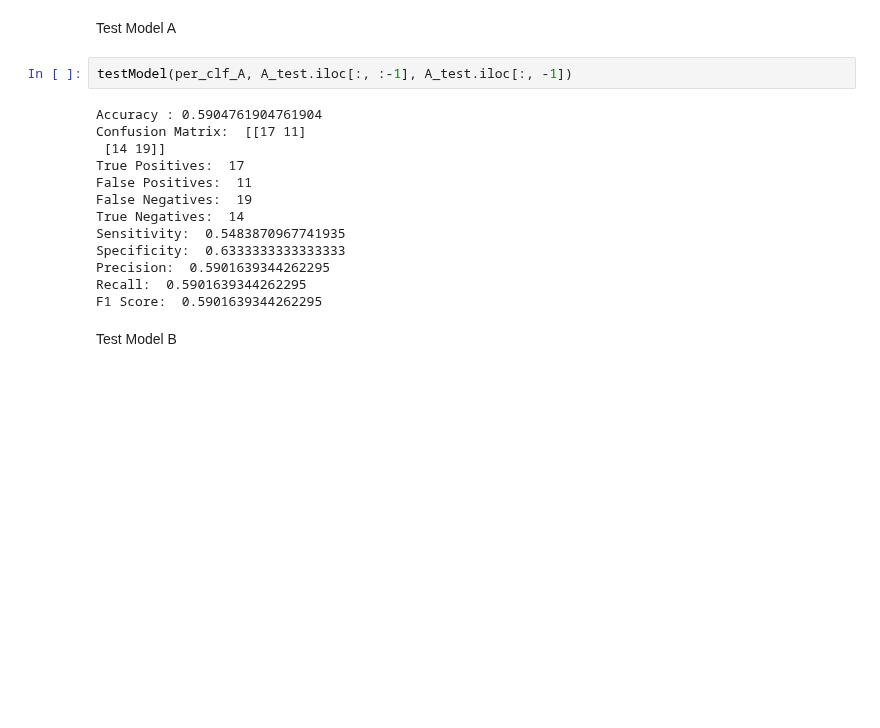
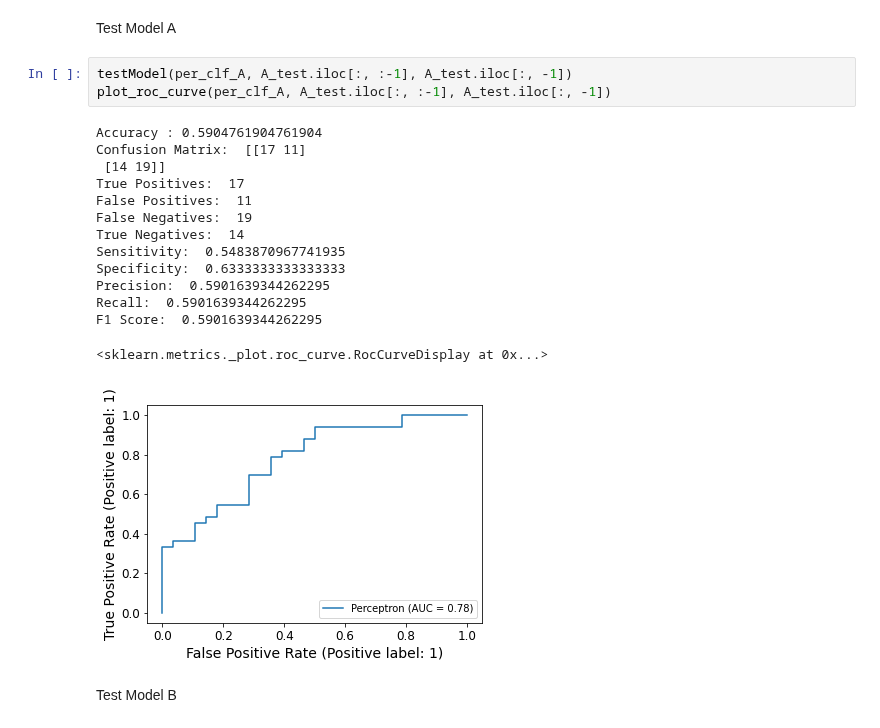
Before and after one commit to romanfen/F21DL-G6, a Jupyter notebook: Lab_10_MultiLayer_Perceptron_Heart.ipynb, the cells around one changed output. Cells and saved outputs as stored; diff of their text form; blank space fills up the shorter version.

Commit message:
Perceptron Accuracy Tests Done

```diff
--- a/Lab_10_MultiLayer_Perceptron_Heart.ipynb
+++ b/Lab_10_MultiLayer_Perceptron_Heart.ipynb
@@ -190,19 +191,22 @@ def testModel(model, test_data, predict):
 Test Model A
 # %%
 testModel(per_clf_A, A_test.iloc[:, :-1], A_test.iloc[:, -1])
+plot_roc_curve(per_clf_A, A_test.iloc[:, :-1], A_test.iloc[:, -1])
 # %% [output]
 Accuracy : 0.5904761904761904
 Confusion Matrix:  [[17 11]
  [14 19]]
 True Positives:  17
 False Positives:  11
 False Negatives:  19
 True Negatives:  14
 Sensitivity:  0.5483870967741935
 Specificity:  0.6333333333333333
 Precision:  0.5901639344262295
 Recall:  0.5901639344262295
 F1 Score:  0.5901639344262295
+<sklearn.metrics._plot.roc_curve.RocCurveDisplay at 0x...>
+[figure, added]
 # %% [markdown]
 Test Model B
 # %%
```
Also changed, not shown: parts of 4 cells of this notebook.
